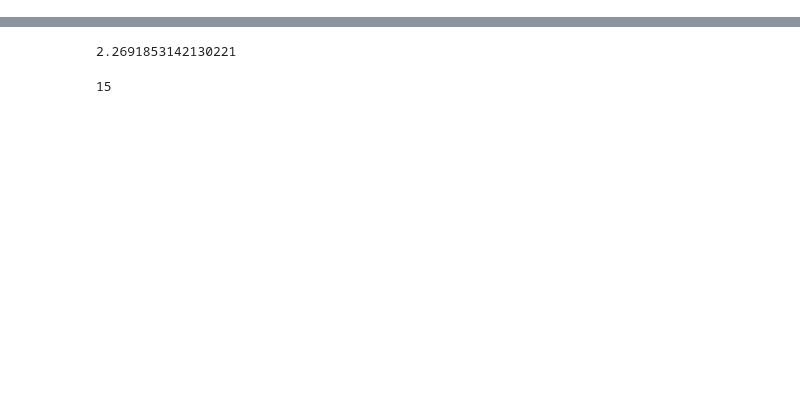
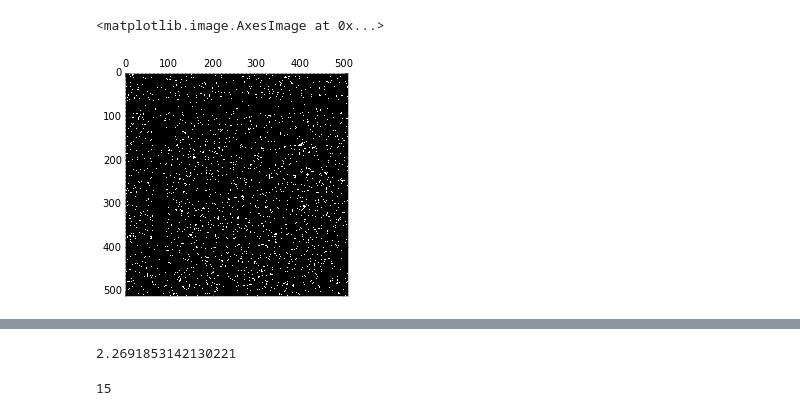
Before and after one commit to colinclement/isingcuda, a Jupyter notebook: nbIsingCuda.ipynb, the cells around one changed output, grey strips where cells are left out. Drawn from its saved outputs; the diff is of its cells as text; code cells hidden in the pictures; blank space fills up the shorter version.

```diff
--- a/nbIsingCuda.ipynb
+++ b/nbIsingCuda.ipynb
@@ -26,3 +26,8 @@ plt.matshow(s2 == s1, cmap='Greys')
+# %%
+plt.matshow(np.roll(np.roll(s2, 64, 0), 64, 1), cmap='Greys')
+# %% [output]
+<matplotlib.image.AxesImage at 0x...>
+[figure, added]
 # %%
 magvT = np.loadtxt("mag.dat")
 # %%
```
Also changed, not shown: parts of 3 cells of this notebook, 3 other files.
